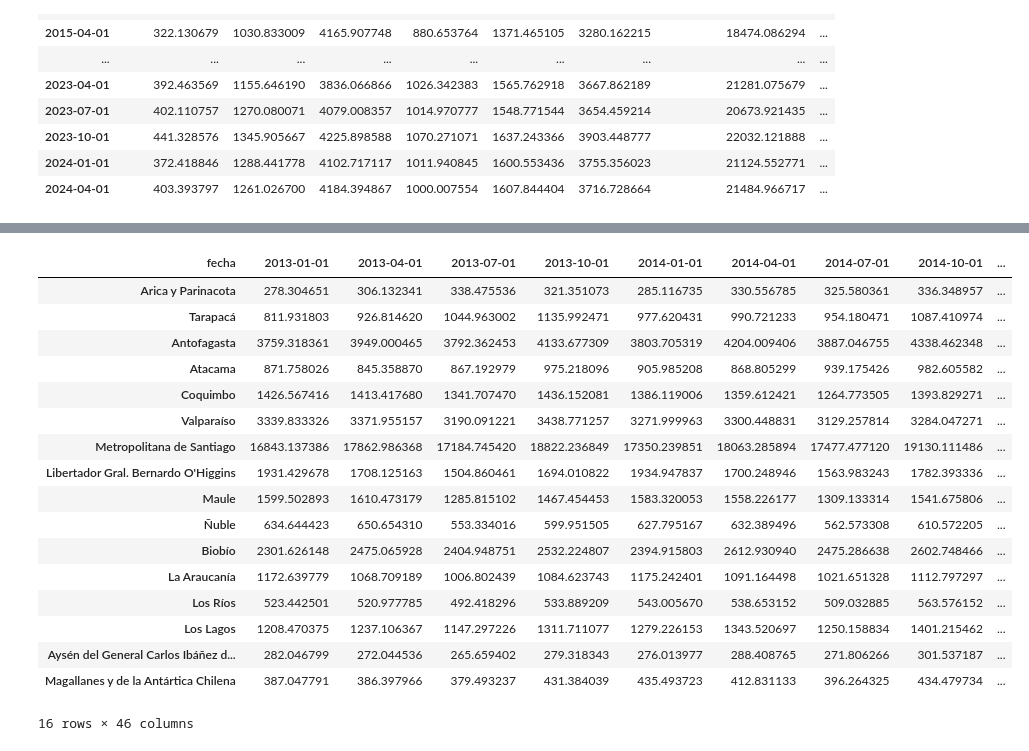
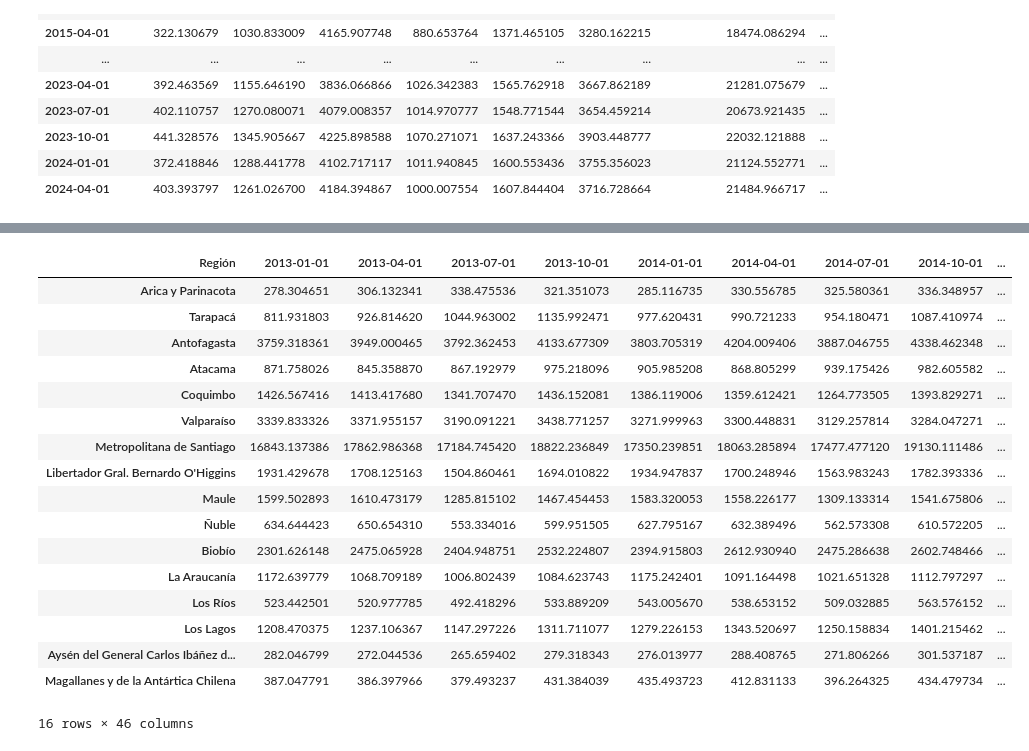
Before and after one commit to bartowen/Tour_Data_Pro, a Jupyter notebook: src/webscrapping.ipynb, the cells around one changed output, grey strips where cells are left out. Drawn from its saved outputs; the diff is of its cells as text; code cells hidden in the pictures.

```diff
--- a/src/webscrapping.ipynb
+++ b/src/webscrapping.ipynb
@@ -192,9 +210,9 @@ df
 
 df.reset_index(inplace=True)
 
-# Renombrar la columna que ahora contiene las fechas
+# Renombrar la columna que va a contener la Región
 
-df.rename(columns={'index': 'fecha'}, inplace=True)
+df.rename(columns={'index': 'Región'}, inplace=True)
 
 df
 # %% [output]
@@ -218,10 +236,10 @@ df
 # %%
 # Transponer el DataFrame
 
-df_transpuesto = df.set_index('fecha').T
+df_transpuesto = df.set_index('Región').T
 df_transpuesto
 # %% [output]
-| fecha | 2013-01-01 | 2013-04-01 | 2013-07-01 | 2013-10-01 | 2014-01-01 | 2014-04-01 | 2014-07-01 | 2014-10-01 | ... |
+| Región | 2013-01-01 | 2013-04-01 | 2013-07-01 | 2013-10-01 | 2014-01-01 | 2014-04-01 | 2014-07-01 | 2014-10-01 | ... |
 | Arica y Parinacota | 278.304651 | 306.132341 | 338.475536 | 321.351073 | 285.116735 | 330.556785 | 325.580361 | 336.348957 | ... |
 | Tarapacá | 811.931803 | 926.814620 | 1044.963002 | 1135.992471 | 977.620431 | 990.721233 | 954.180471 | 1087.410974 | ... |
 | Antofagasta | 3759.318361 | 3949.000465 | 3792.362453 | 4133.677309 | 3803.705319 | 4204.009406 | 3887.046755 | 4338.462348 | ... |
```
Also changed, not shown: parts of 7 cells of this notebook, 2 other files.
